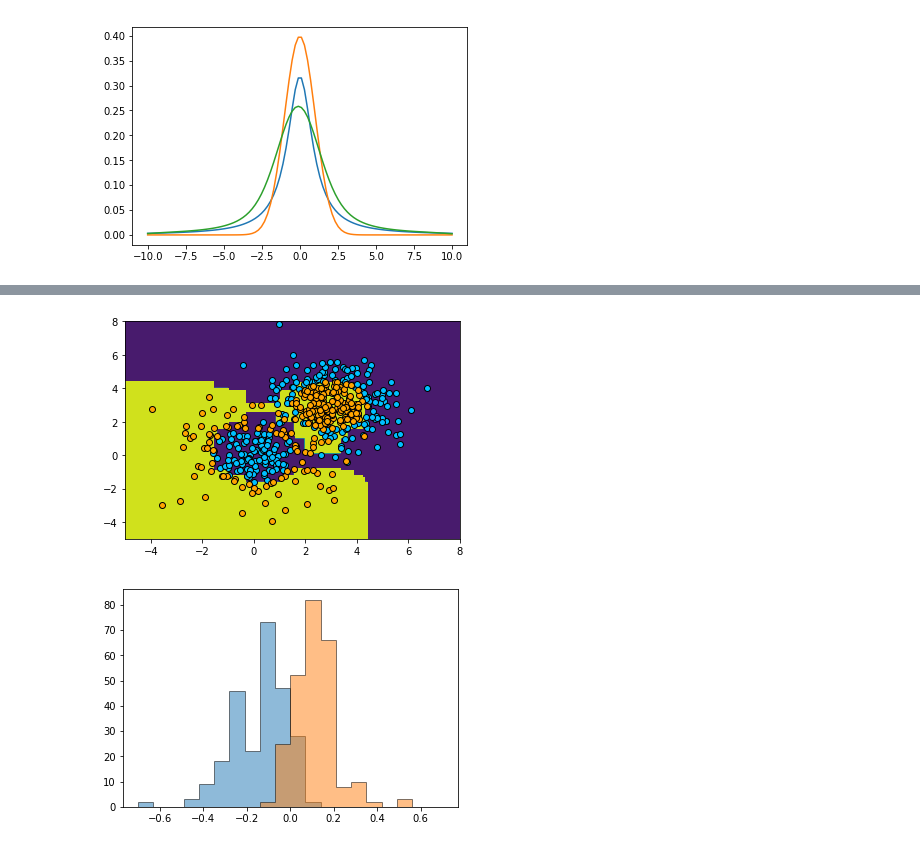
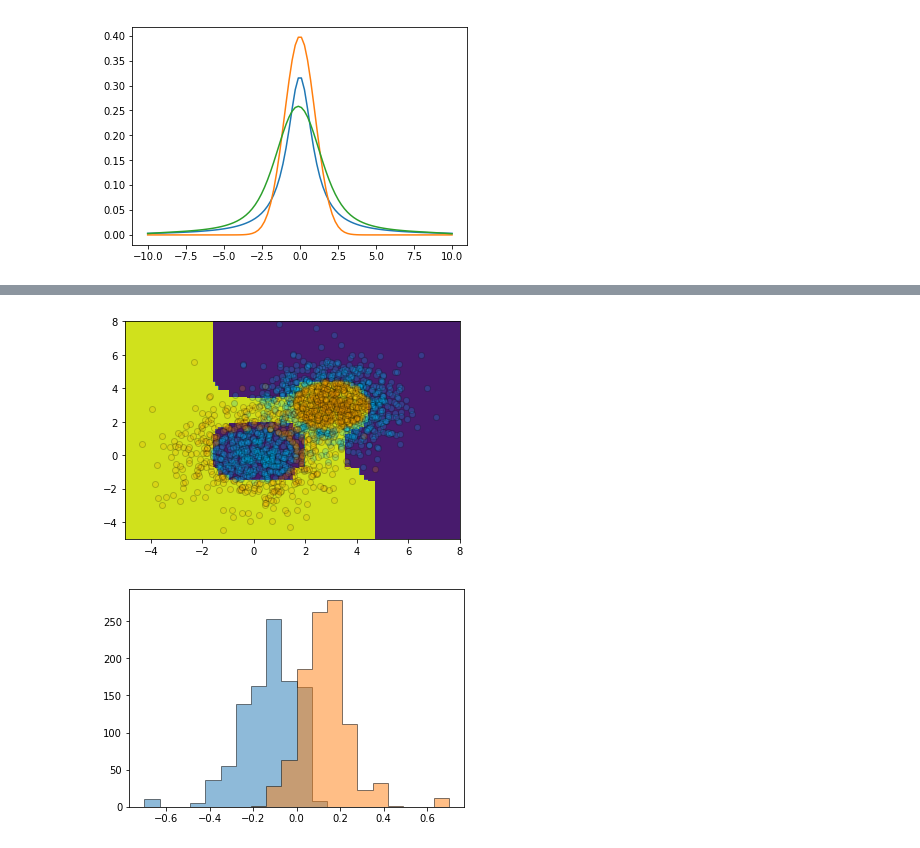
Before and after one commit to jpivarski-talks/2019-05-28-lpchats-numpy-uproot-awkward, a Jupyter notebook: 02-scientific-python.ipynb, the cells around one changed output, grey strips where cells are left out. Drawn from its saved outputs; the diff is of its cells as text; code cells hidden in the pictures.

```diff
--- a/02-scientific-python.ipynb
+++ b/02-scientific-python.ipynb
@@ -76,9 +76,9 @@ matplotlib.pyplot.plot(xs, voigtian);
 # %%
 import sklearn.datasets
 X1, y1 = sklearn.datasets.make_gaussian_quantiles(
-    cov=2.0, n_samples=200, n_features=2, n_classes=2, random_state=1)
+    cov=2.0, n_samples=800, n_features=2, n_classes=2, random_state=1)
 X2, y2 = sklearn.datasets.make_gaussian_quantiles(
-    mean=(3, 3), cov=1.5, n_samples=300, n_features=2, n_classes=2, random_state=1)
+    mean=(3, 3), cov=1.5, n_samples=1200, n_features=2, n_classes=2, random_state=1)
 X = numpy.concatenate((X1, X2))
 y = numpy.concatenate((y1, -y2 + 1))
 
@@ -119,16 +108,16 @@ predictions:
 # %%
 xx, yy = numpy.meshgrid(numpy.arange(-5, 8, 0.02), numpy.arange(-5, 8, 0.02))
 Z = bdt.predict(numpy.c_[xx.ravel(), yy.ravel()])
 Z = Z.reshape(xx.shape)
 
 # The decision boundary is a close fit to the points.
 matplotlib.pyplot.contourf(xx, yy, Z);
-matplotlib.pyplot.scatter(X[y == 0, 0], X[y == 0, 1], c="deepskyblue", edgecolor="black");
-matplotlib.pyplot.scatter(X[y == 1, 0], X[y == 1, 1], c="orange", edgecolor="black");
+matplotlib.pyplot.scatter(X[y == 0, 0], X[y == 0, 1], c="deepskyblue", edgecolor="black", alpha=0.2);
+matplotlib.pyplot.scatter(X[y == 1, 0], X[y == 1, 1], c="orange", edgecolor="black", alpha=0.2);
 matplotlib.pyplot.xlim(-5, 8);
 matplotlib.pyplot.ylim(-5, 8);
 # %% [output]
-[figure, old version]
+[figure, new version]
 # %%
 twoclass_output = bdt.decision_function(X)
 
@@ -138,4 +127,4 @@ matplotlib.pyplot.hist(twoclass_output[y == 0], bins=20, range=(-0.7, 0.7),
 matplotlib.pyplot.hist(twoclass_output[y == 1], bins=20, range=(-0.7, 0.7),
                        alpha=0.5, histtype="stepfilled", edgecolor="black");
 # %% [output]
-[figure, old version]
+[figure, new version]
```
Also changed, not shown: parts of 5 cells of this notebook, 2 other files.
